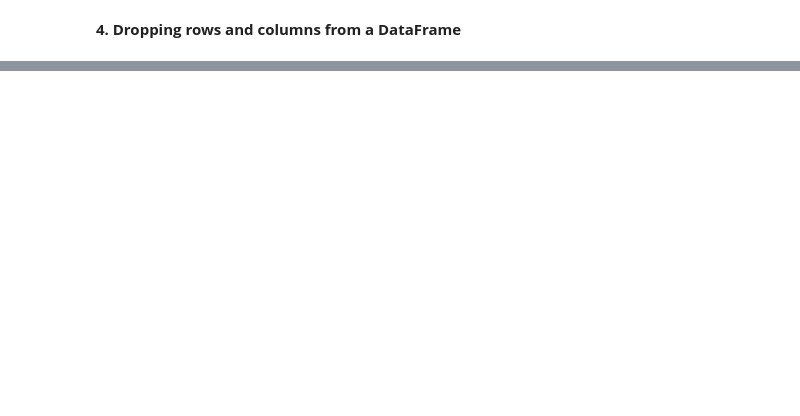
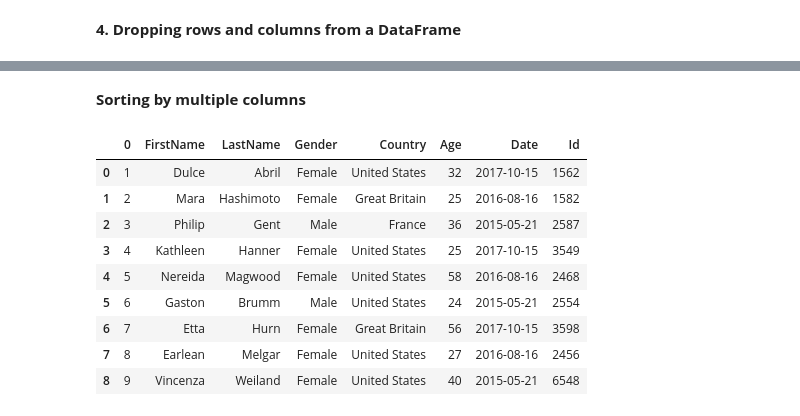
Before and after one commit to Perminus-Karuri/dataanalysis, a Jupyter notebook: data_processing.ipynb, the cells around one changed output, grey strips where cells are left out. Cells and saved outputs as stored; diff of their text form; code cells hidden in the pictures; blank space fills up the shorter version.

Commit message:
data processing in DataFrames

```diff
--- a/data_processing.ipynb
+++ b/data_processing.ipynb
@@ -128,0 +259,20 @@ df1.drop(index = [4,5,6,7], columns = ['Debut','Home ground'])
+# %% [markdown]
+**Sorting by multiple columns**
+# %%
+try:
+    df = pd.read_excel('Data_dump_10_rows.xlsx', sheet_name = 'Sheet1')
+except Exception as e:
+    print(f"An error occured: {e}")
+# %%
+df
+# %% [output]
+|  | 0 | FirstName | LastName | Gender | Country | Age | Date | Id |
+| 0 | 1 | Dulce | Abril | Female | United States | 32 | 2017-10-15 | 1562 |
+| 1 | 2 | Mara | Hashimoto | Female | Great Britain | 25 | 2016-08-16 | 1582 |
+| 2 | 3 | Philip | Gent | Male | France | 36 | 2015-05-21 | 2587 |
+| 3 | 4 | Kathleen | Hanner | Female | United States | 25 | 2017-10-15 | 3549 |
+| 4 | 5 | Nereida | Magwood | Female | United States | 58 | 2016-08-16 | 2468 |
+| 5 | 6 | Gaston | Brumm | Male | United States | 24 | 2015-05-21 | 2554 |
+| 6 | 7 | Etta | Hurn | Female | Great Britain | 56 | 2017-10-15 | 3598 |
+| 7 | 8 | Earlean | Melgar | Female | United States | 27 | 2016-08-16 | 2456 |
+| 8 | 9 | Vincenza | Weiland | Female | United States | 40 | 2015-05-21 | 6548 |
```
Also changed, not shown: parts of 17 cells of this notebook.
